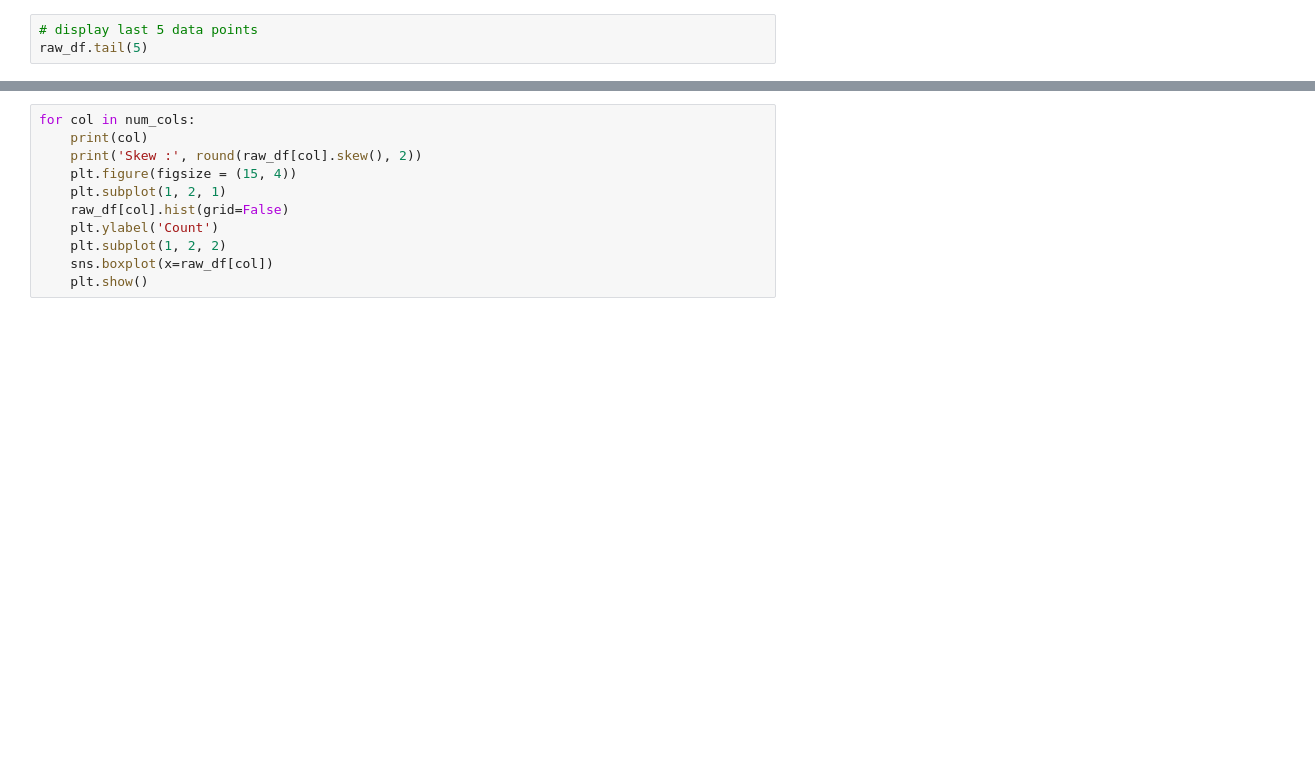
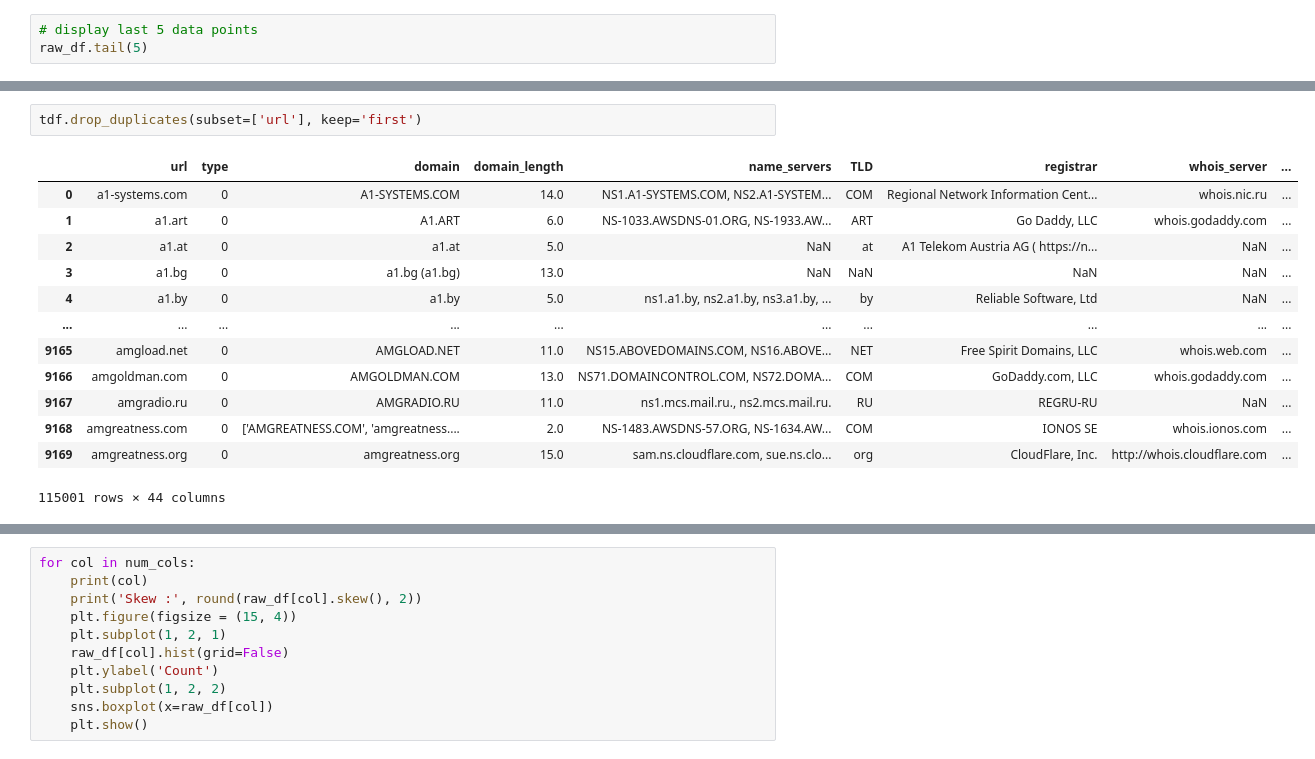
Before and after one commit to JuanPabloSGU/phishnet, a Jupyter notebook: artint/notebooks/exploratory_data_analysis.ipynb, the cells around one changed output, grey strips where cells are left out. Saved outputs shown, nothing was run; the diff lists cells and outputs as text; blank space fills up the shorter version.

```diff
--- a/artint/notebooks/exploratory_data_analysis.ipynb
+++ b/artint/notebooks/exploratory_data_analysis.ipynb
@@ -33,0 +154,16 @@ raw_df.describe().T
+# %%
+tdf.drop_duplicates(subset=['url'], keep='first')
+# %% [output]
+|  | url | type | domain | domain_length | name_servers | TLD | registrar | whois_server | ... |
+| 0 | a1-systems.com | 0 | A1-SYSTEMS.COM | 14.0 | NS1.A1-SYSTEMS.COM, NS2.A1-SYSTEM... | COM | Regional Network Information Cent... | whois.nic.ru | ... |
+| 1 | a1.art | 0 | A1.ART | 6.0 | NS-1033.AWSDNS-01.ORG, NS-1933.AW... | ART | Go Daddy, LLC | whois.godaddy.com | ... |
+| 2 | a1.at | 0 | a1.at | 5.0 | NaN | at | A1 Telekom Austria AG ( https://n... | NaN | ... |
+| 3 | a1.bg | 0 | a1.bg (a1.bg) | 13.0 | NaN | NaN | NaN | NaN | ... |
+| 4 | a1.by | 0 | a1.by | 5.0 | ns1.a1.by, ns2.a1.by, ns3.a1.by, ... | by | Reliable Software, Ltd | NaN | ... |
+| ... | ... | ... | ... | ... | ... | ... | ... | ... | ... |
+| 9165 | amgload.net | 0 | AMGLOAD.NET | 11.0 | NS15.ABOVEDOMAINS.COM, NS16.ABOVE... | NET | Free Spirit Domains, LLC | whois.web.com | ... |
+| 9166 | amgoldman.com | 0 | AMGOLDMAN.COM | 13.0 | NS71.DOMAINCONTROL.COM, NS72.DOMA... | COM | GoDaddy.com, LLC | whois.godaddy.com | ... |
+| 9167 | amgradio.ru | 0 | AMGRADIO.RU | 11.0 | ns1.mcs.mail.ru., ns2.mcs.mail.ru. | RU | REGRU-RU | NaN | ... |
+| 9168 | amgreatness.com | 0 | ['AMGREATNESS.COM', 'amgreatness.... | 2.0 | NS-1483.AWSDNS-57.ORG, NS-1634.AW... | COM | IONOS SE | whois.ionos.com | ... |
+| 9169 | amgreatness.org | 0 | amgreatness.org | 15.0 | sam.ns.cloudflare.com, sue.ns.clo... | org | CloudFlare, Inc. | http://whois.cloudflare.com | ... |
+115001 rows × 44 columns
```
Also changed, not shown: parts of 14 cells of this notebook, 1 other file.
